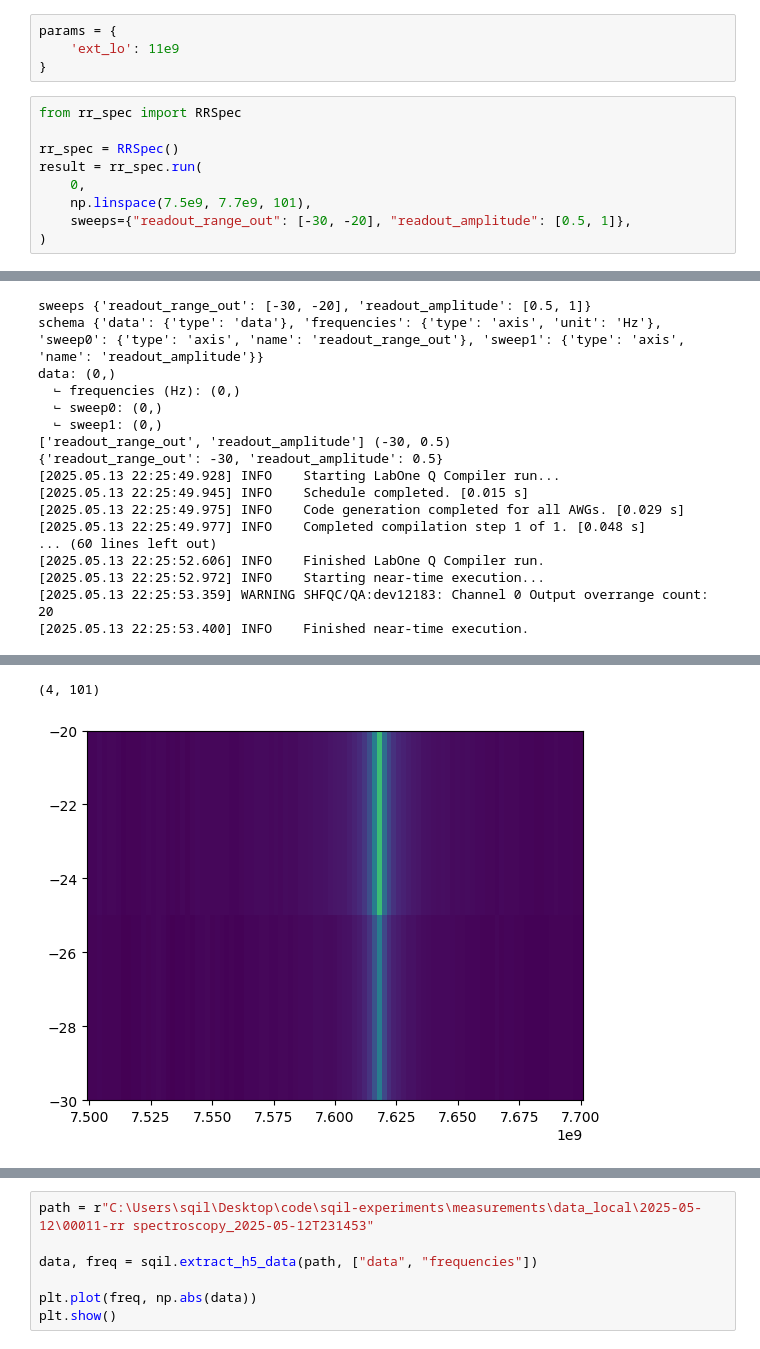
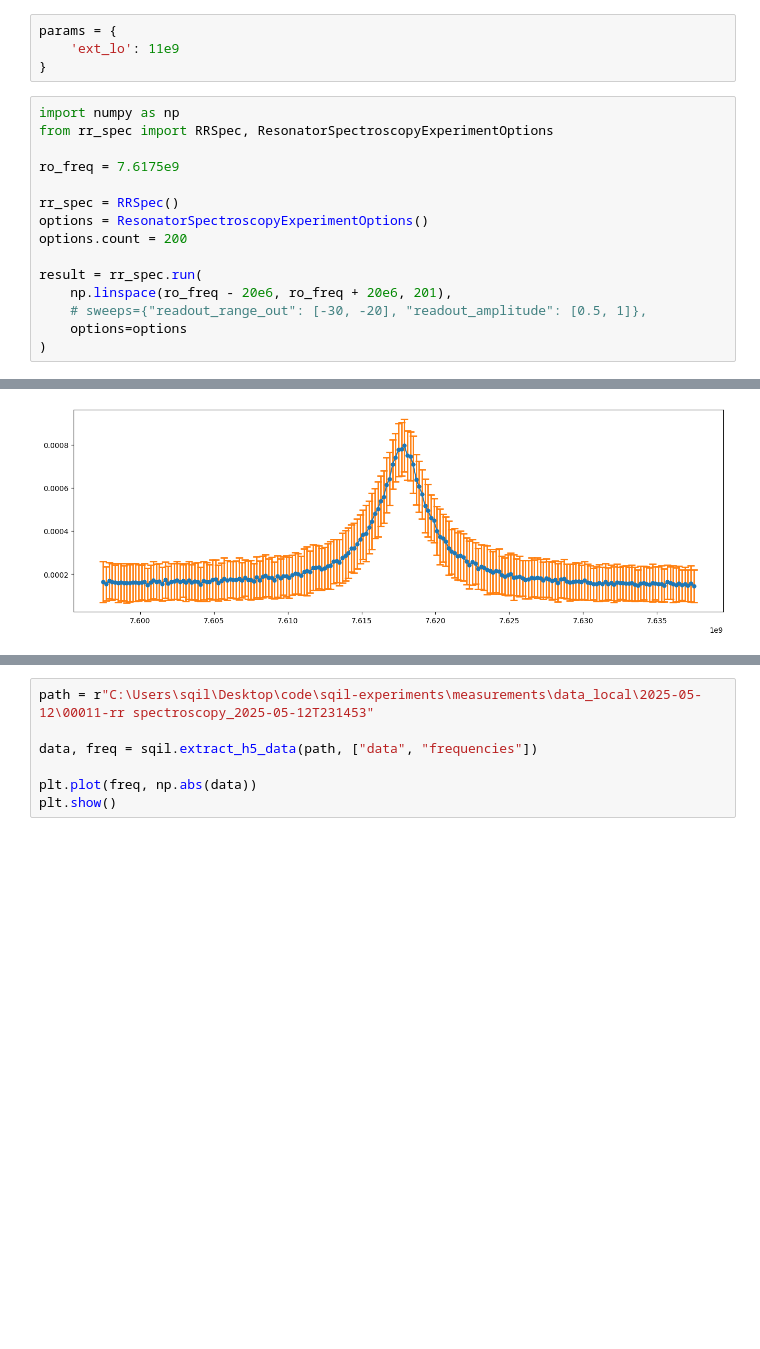
Before and after one commit to SQIL-EPFL/sqil-experiments, a Jupyter notebook: measurements/measure.ipynb, the cells around one changed output, grey strips where cells are left out. Drawn from its saved outputs; the diff is of its cells as text; blank space fills up the shorter version.

```diff
--- a/measurements/measure.ipynb
+++ b/measurements/measure.ipynb
@@ -27,12 +27,18 @@ params = {
     'ext_lo': 11e9
 }
 # %%
-from rr_spec import RRSpec
+import numpy as np
+from rr_spec import RRSpec, ResonatorSpectroscopyExperimentOptions
+
+ro_freq = 7.6175e9
 
 rr_spec = RRSpec()
+options = ResonatorSpectroscopyExperimentOptions()
+options.count = 200
+
 result = rr_spec.run(
-    0,
-    np.linspace(7.5e9, 7.7e9, 101),
-    sweeps={"readout_range_out": [-30, -20], "readout_amplitude": [0.5, 1]},
+    np.linspace(ro_freq - 20e6, ro_freq + 20e6, 201),
+    # sweeps={"readout_range_out": [-30, -20], "readout_amplitude": [0.5, 1]},
+    options=options
 )
 # %% [output]
@@ -51,17 +70,0 @@ Connected to: Rohde&Schwarz SGS100A (serial:1416.0505k02/114907, firmware:4.2.36
-sweeps {'readout_range_out': [-30, -20], 'readout_amplitude': [0.5, 1]}
-schema {'data': {'type': 'data'}, 'frequencies': {'type': 'axis', 'unit': 'Hz'}, 'sweep0': {'type': 'axis', 'name': 'readout_range_out'}, 'sweep1': {'type': 'axis', 'name': 'readout_amplitude'}}
-data: (0,)
-  ⌙ frequencies (Hz): (0,)
-  ⌙ sweep0: (0,)
-  ⌙ sweep1: (0,)
-['readout_range_out', 'readout_amplitude'] (-30, 0.5)
-{'readout_range_out': -30, 'readout_amplitude': 0.5}
-[2025.05.13 22:25:49.928] INFO    Starting LabOne Q Compiler run...
-[2025.05.13 22:25:49.945] INFO    Schedule completed. [0.015 s]
-[2025.05.13 22:25:49.975] INFO    Code generation completed for all AWGs. [0.029 s]
-[2025.05.13 22:25:49.977] INFO    Completed compilation step 1 of 1. [0.048 s]
-... (60 lines left out)
-[2025.05.13 22:25:52.606] INFO    Finished LabOne Q Compiler run.
-[2025.05.13 22:25:52.972] INFO    Starting near-time execution...
-[2025.05.13 22:25:53.359] WARNING SHFQC/QA:dev12183: Channel 0 Output overrange count: 20
-[2025.05.13 22:25:53.400] INFO    Finished near-time execution.
@@ -69,2 +71 @@ data: (0,)
-(4, 101)
-[figure, old version]
+[figure, new version]
```
Also changed, not shown: parts of 3 cells of this notebook, 2 other files.
